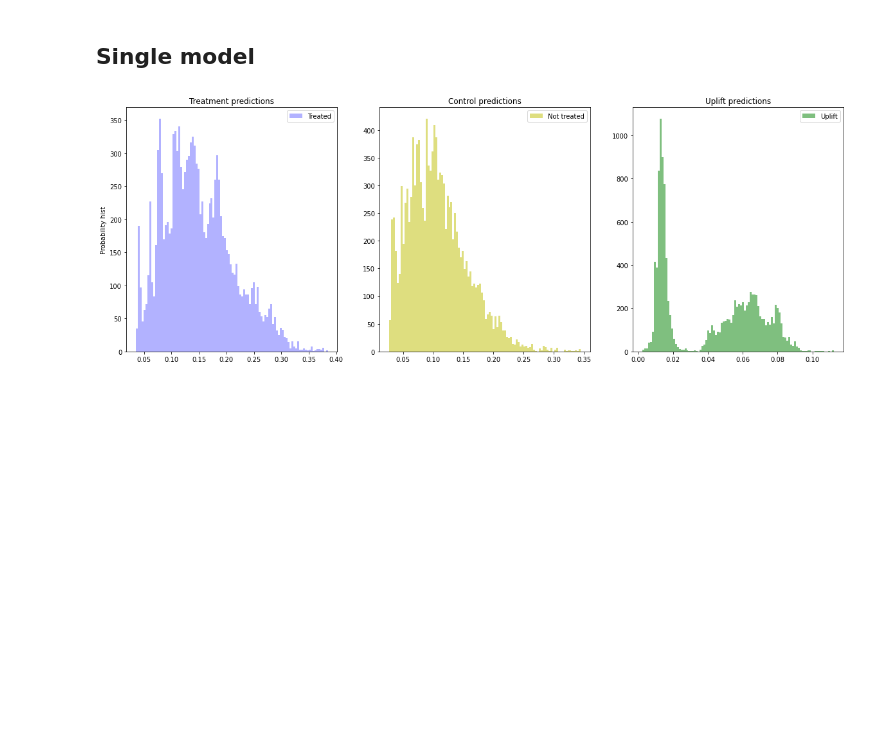
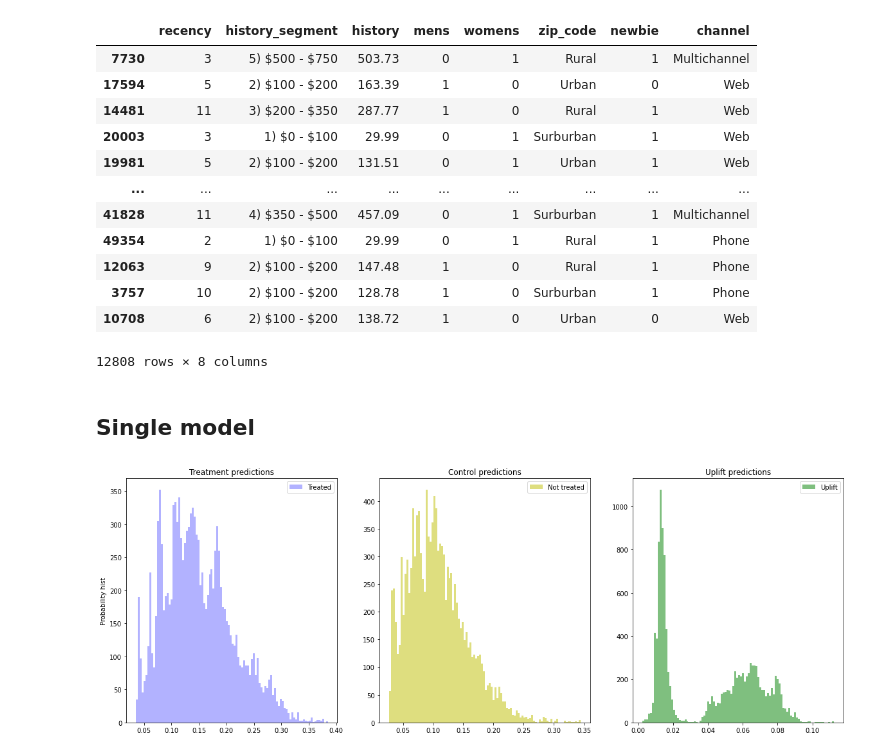
Before and after one commit to versus666jzx/uplift_lab, a Jupyter notebook: src/test.ipynb, the cells around one changed output. Saved outputs shown, nothing was run; the diff lists cells and outputs as text; code cells hidden in the pictures; blank space fills up the shorter version.

```diff
--- a/src/test.ipynb
+++ b/src/test.ipynb
@@ -84,3 +58,19 @@ models_results = {
+# %%
+X_val
+# %% [output]
+|  | recency | history_segment | history | mens | womens | zip_code | newbie | channel |
+| 7730 | 3 | 5) $500 - $750 | 503.73 | 0 | 1 | Rural | 1 | Multichannel |
+| 17594 | 5 | 2) $100 - $200 | 163.39 | 1 | 0 | Urban | 0 | Web |
+| 14481 | 11 | 3) $200 - $350 | 287.77 | 1 | 0 | Rural | 1 | Web |
+| 20003 | 3 | 1) $0 - $100 | 29.99 | 0 | 1 | Surburban | 1 | Web |
+| 19981 | 5 | 2) $100 - $200 | 131.51 | 0 | 1 | Urban | 1 | Web |
+| ... | ... | ... | ... | ... | ... | ... | ... | ... |
+| 41828 | 11 | 4) $350 - $500 | 457.09 | 0 | 1 | Surburban | 1 | Multichannel |
+| 49354 | 2 | 1) $0 - $100 | 29.99 | 0 | 1 | Rural | 1 | Phone |
+| 12063 | 9 | 2) $100 - $200 | 147.48 | 1 | 0 | Rural | 1 | Phone |
+| 3757 | 10 | 2) $100 - $200 | 128.78 | 1 | 0 | Surburban | 1 | Phone |
+| 10708 | 6 | 2) $100 - $200 | 138.72 | 1 | 0 | Urban | 0 | Web |
+12808 rows × 8 columns
 # %% [markdown]
 ## Single model
 # %%
```
Also changed, not shown: parts of 8 cells of this notebook, 2 other files.
